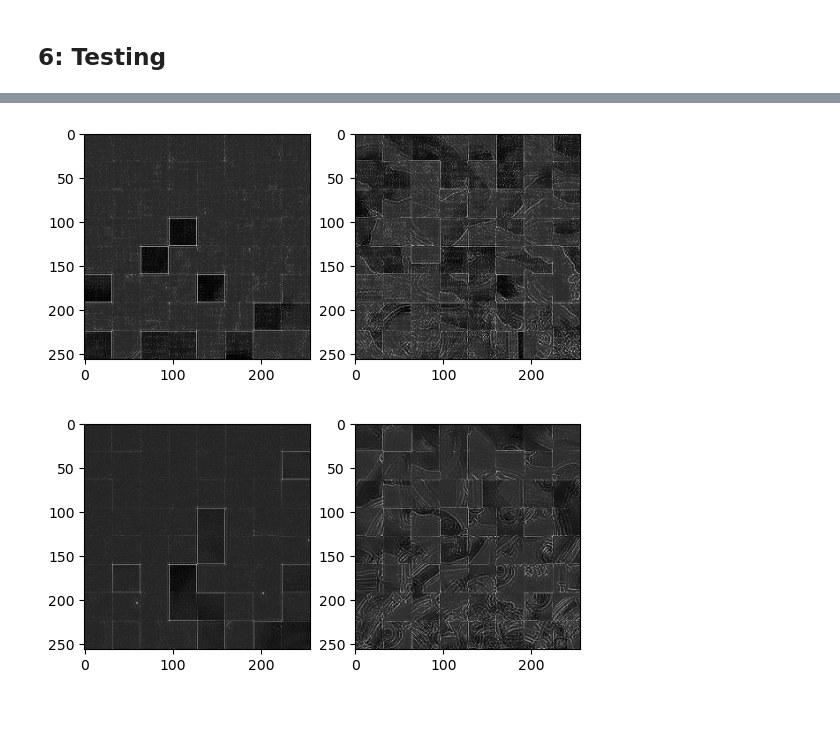
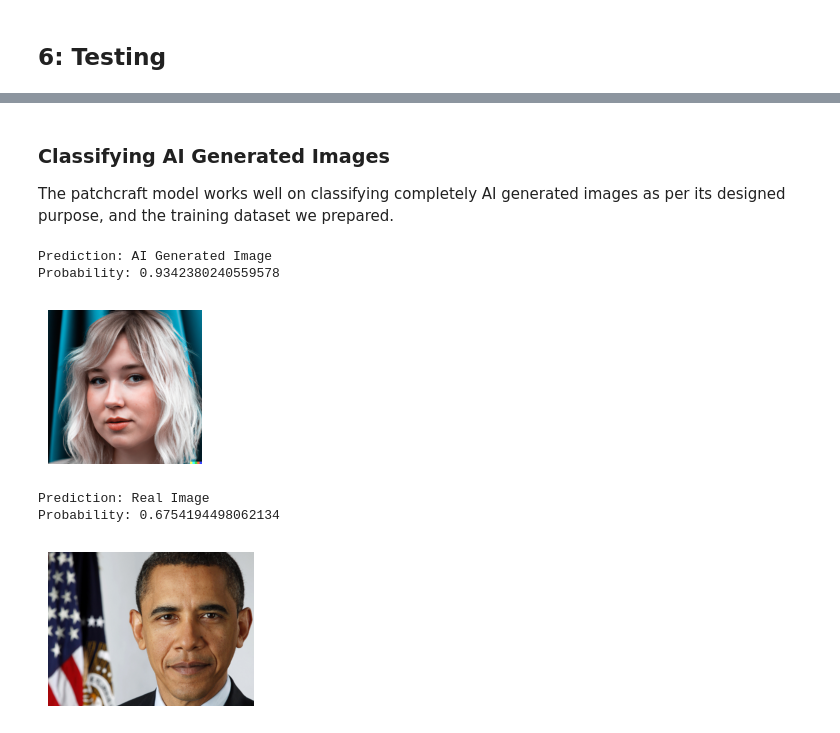
Before and after one commit to BryanLJH-study/FIT5230_Assignment, a Jupyter notebook: PatchCraft/TTI_Detector_PatchCraft.ipynb, the cells around one changed output, grey strips where cells are left out. Drawn from its saved outputs; the diff is of its cells as text; code cells hidden in the pictures.

```diff
--- a/PatchCraft/TTI_Detector_PatchCraft.ipynb
+++ b/PatchCraft/TTI_Detector_PatchCraft.ipynb
@@ -906,26 +961,50 @@ model.load_state_dict(torch.load(PRETRAINED_MODEL_PATH))
 # %%
 def pretrained_patchcraft(img):
+  """
+  Classifies input image as real or AI generated.
+  Returns
+    - pred_class = 1 if real, 0 if AI generated
+    - prob = probability of class 1
+  """
+  # Preprocess the image
   poor, rich  = preprocess(img)
   poor = torch.from_numpy(poor).unsqueeze(0).float().to(device)
   rich = torch.from_numpy(rich).unsqueeze(0).float().to(device)
 
+  # Set model to evaluation mode
   pretrained_model.eval()
 
-  # Pass the image through the model
+  # Pass the preprocessed image through the model
   with torch.no_grad():
-    output = model(poor, rich)
-    prob= torch.sigmoid(output).item()  # Get the probability of class 1
+    output = pretrained_model(poor, rich)
+    prob= torch.sigmoid(output).item()    # Get the probability of class 1
 
   pred_class = 1 if prob >= 0.5 else 0
 
   return pred_class, prob
 
-def is_real(path):
-  img = cv2.imread(path)
-  img = cv2.cvtColor(img, cv2.COLOR_BGR2RGB)
+
+def is_real(img=None, path=None):
+  """
+  Wrapper function for pretrained_patchcraft.
+  Displays image and prediction results.
+  """
+  # Read image if path provided
+  if path is not None:
+    img = cv2.imread(path)
+    img = cv2.cvtColor(img, cv2.COLOR_BGR2RGB)
+
+  # Define image display dimensions
+  height = 2
+  aspect_ratio = img.shape[1] / img.shape[0]  # width / height
+  width = height * aspect_ratio
+
+  # Display image
+  plt.figure(figsize=(width, height))
   plt.imshow(img)
   plt.axis('off')
 
+  # Report prediction results of image
   pred_class, prob = pretrained_patchcraft(img)
 
   if pred_class:
@@ -950,10 +1017,18 @@ Probability: 0.5566166639328003
-# %%
-poor, rich  = preprocess(img)
-imshow(np.sum(poor, axis=0), np.sum(rich, axis=0), cmap='gray')
-# %% [output]
-[figure, removed]
-# %%
-poor, rich  = preprocess(img2)
-imshow(np.sum(poor, axis=0), np.sum(rich, axis=0), cmap='gray')
-# %% [output]
-[figure, removed]
+# %% [markdown]
+### Classifying AI Generated Images
+
+The patchcraft model works well on classifying completely AI generated images as per its designed purpose, and the training dataset we prepared.
+# %%
+# Testing model on image generated by Dall-E 2
+is_real(path=PRETRAINED_EXAMPLE_PATH + 'Dall-E_woman.png')
+# %% [output]
+Prediction: AI Generated Image
+Probability: 0.9342380240559578
+[figure, added]
+# %%
+# Testing model on an image of a  real person
+is_real(path=PRETRAINED_EXAMPLE_PATH + 'obama.png')
+# %% [output]
+Prediction: Real Image
+Probability: 0.6754194498062134
+[figure, added]
```
Also changed, not shown: parts of 46 cells of this notebook.
